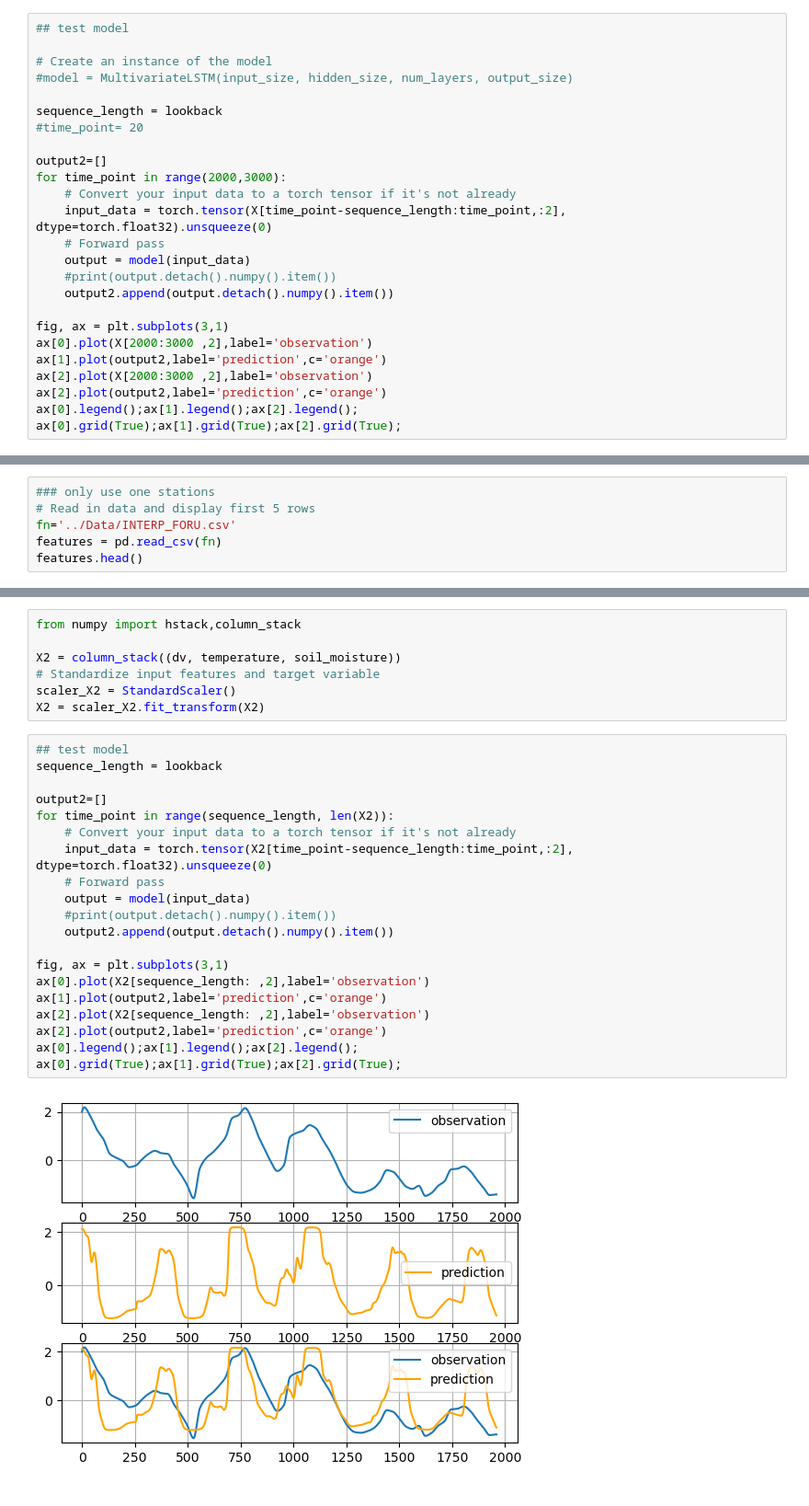
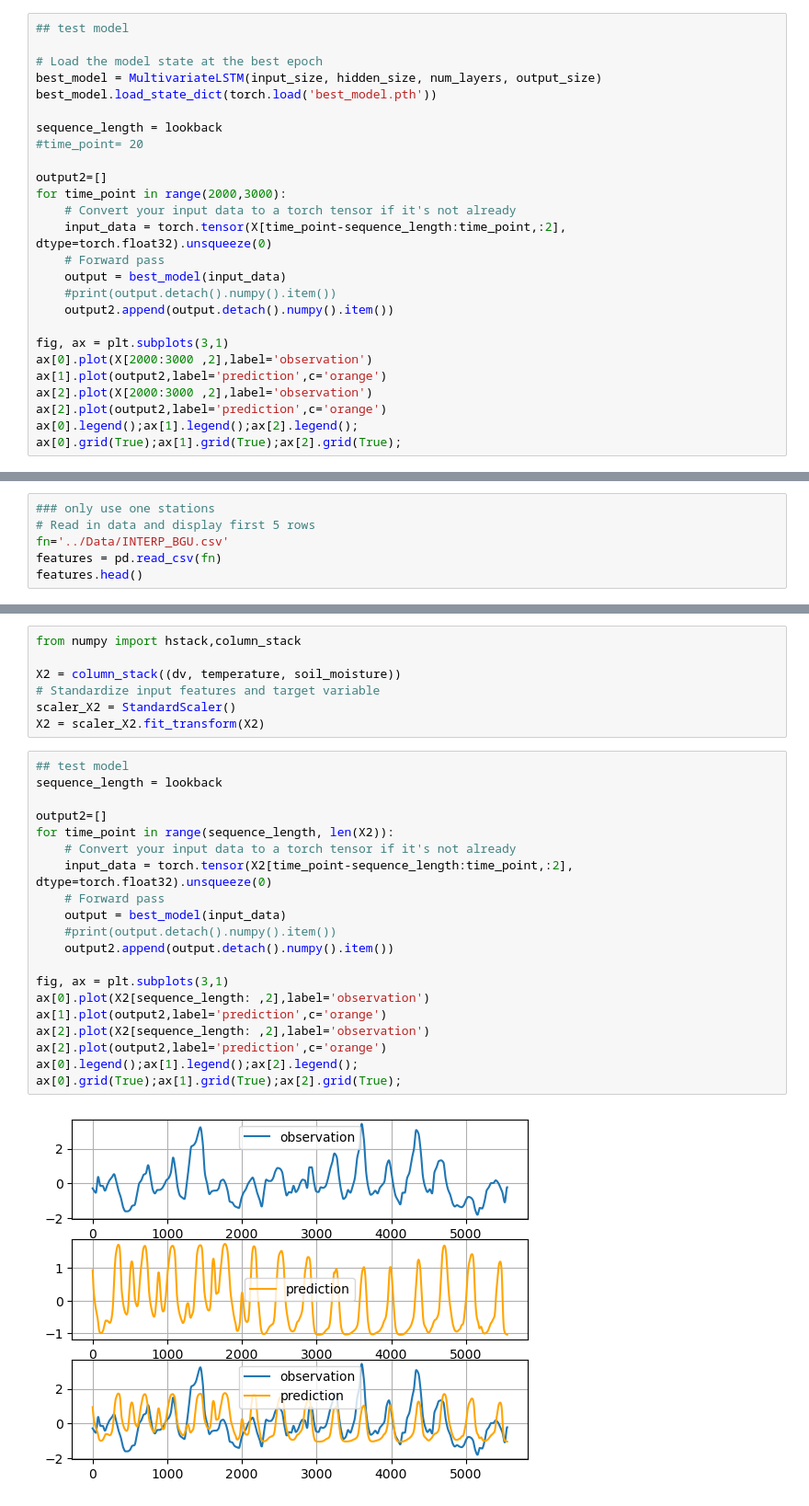
Before and after one commit to UW-ESS-DS/MLGeo_2023_Utahdvv_to_moisture, a Jupyter notebook: 1_model_training/1_LSTM.ipynb, the cells around one changed output, grey strips where cells are left out. Shown: that part at 92% size. Saved outputs shown, nothing was run; the diff lists cells and outputs as text.

Commit message:
Add a section to save the best model during training

```diff
--- a/1_model_training/1_LSTM.ipynb
+++ b/1_model_training/1_LSTM.ipynb
@@ -250,8 +258,9 @@ Epoch 38/40: train RMSE 0.3872, test RMSE 0.5727
 # %%
 ## test model
 
-# Create an instance of the model
-#model = MultivariateLSTM(input_size, hidden_size, num_layers, output_size)
+# Load the model state at the best epoch
+best_model = MultivariateLSTM(input_size, hidden_size, num_layers, output_size)
+best_model.load_state_dict(torch.load('best_model.pth'))
 
 sequence_length = lookback
 #time_point= 20
@@ -261,7 +270,7 @@ for time_point in range(2000,3000):
     # Convert your input data to a torch tensor if it's not already
     input_data = torch.tensor(X[time_point-sequence_length:time_point,:2], dtype=torch.float32).unsqueeze(0)
     # Forward pass
-    output = model(input_data)
+    output = best_model(input_data)
     #print(output.detach().numpy().item())
     output2.append(output.detach().numpy().item())
 
@@ -279,7 +288,7 @@ Test model with data from other station
 # %%
 ### only use one stations
 # Read in data and display first 5 rows
-fn='../Data/INTERP_FORU.csv'
+fn='../Data/INTERP_BGU.csv'
 features = pd.read_csv(fn)
 features.head()
 # %% [output]
@@ -327,22 +336,22 @@ X2 = scaler_X2.fit_transform(X2)
 # %%
 ## test model
 sequence_length = lookback
 
 output2=[]
 for time_point in range(sequence_length, len(X2)):
     # Convert your input data to a torch tensor if it's not already
     input_data = torch.tensor(X2[time_point-sequence_length:time_point,:2], dtype=torch.float32).unsqueeze(0)
     # Forward pass
-    output = model(input_data)
+    output = best_model(input_data)
     #print(output.detach().numpy().item())
     output2.append(output.detach().numpy().item())
 
 fig, ax = plt.subplots(3,1)
 ax[0].plot(X2[sequence_length: ,2],label='observation')
 ax[1].plot(output2,label='prediction',c='orange')
 ax[2].plot(X2[sequence_length: ,2],label='observation')
 ax[2].plot(output2,label='prediction',c='orange')
 ax[0].legend();ax[1].legend();ax[2].legend();
 ax[0].grid(True);ax[1].grid(True);ax[2].grid(True);
 # %% [output]
-[figure, old version]
+[figure, new version]
```
Also changed, not shown: parts of 5 cells of this notebook, 1 other file.
